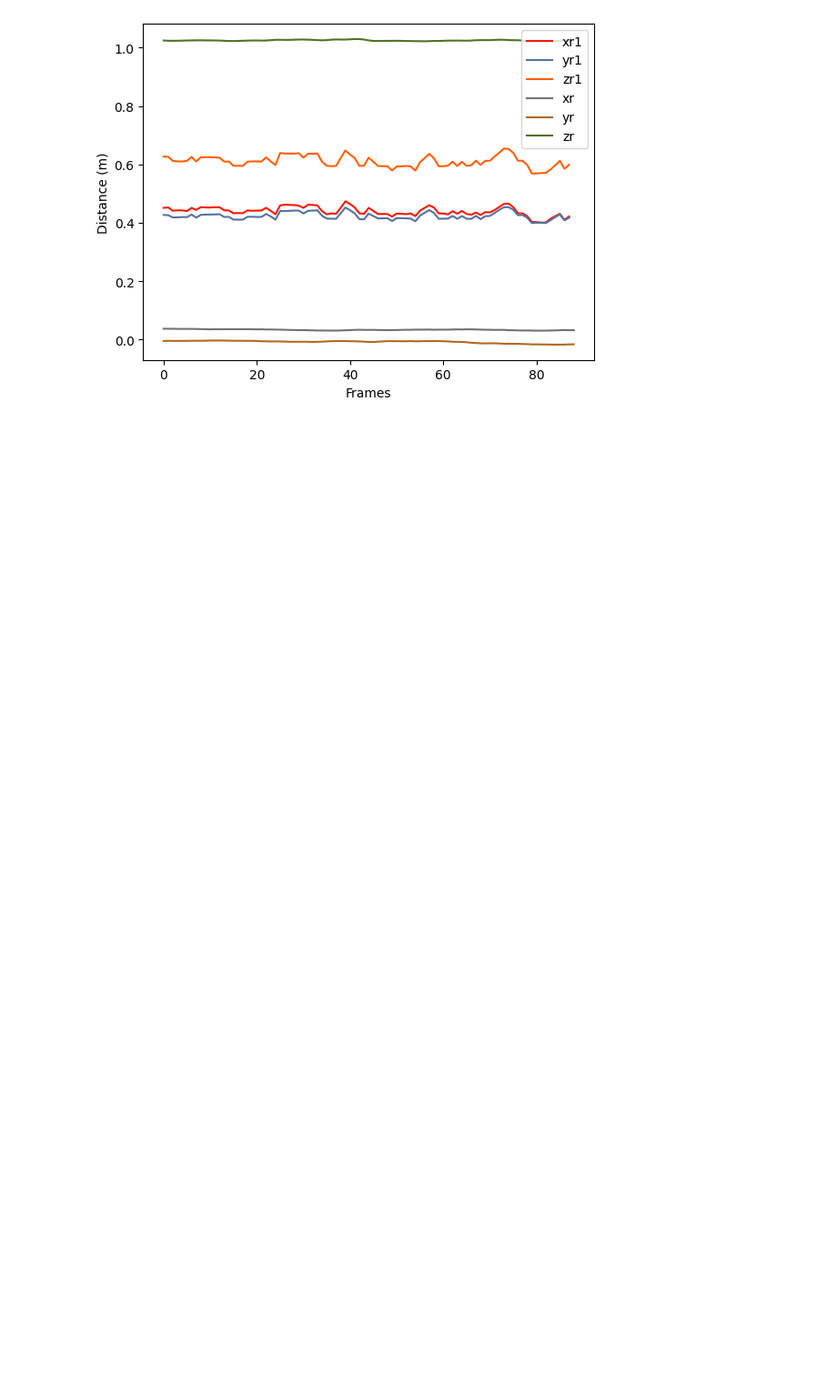
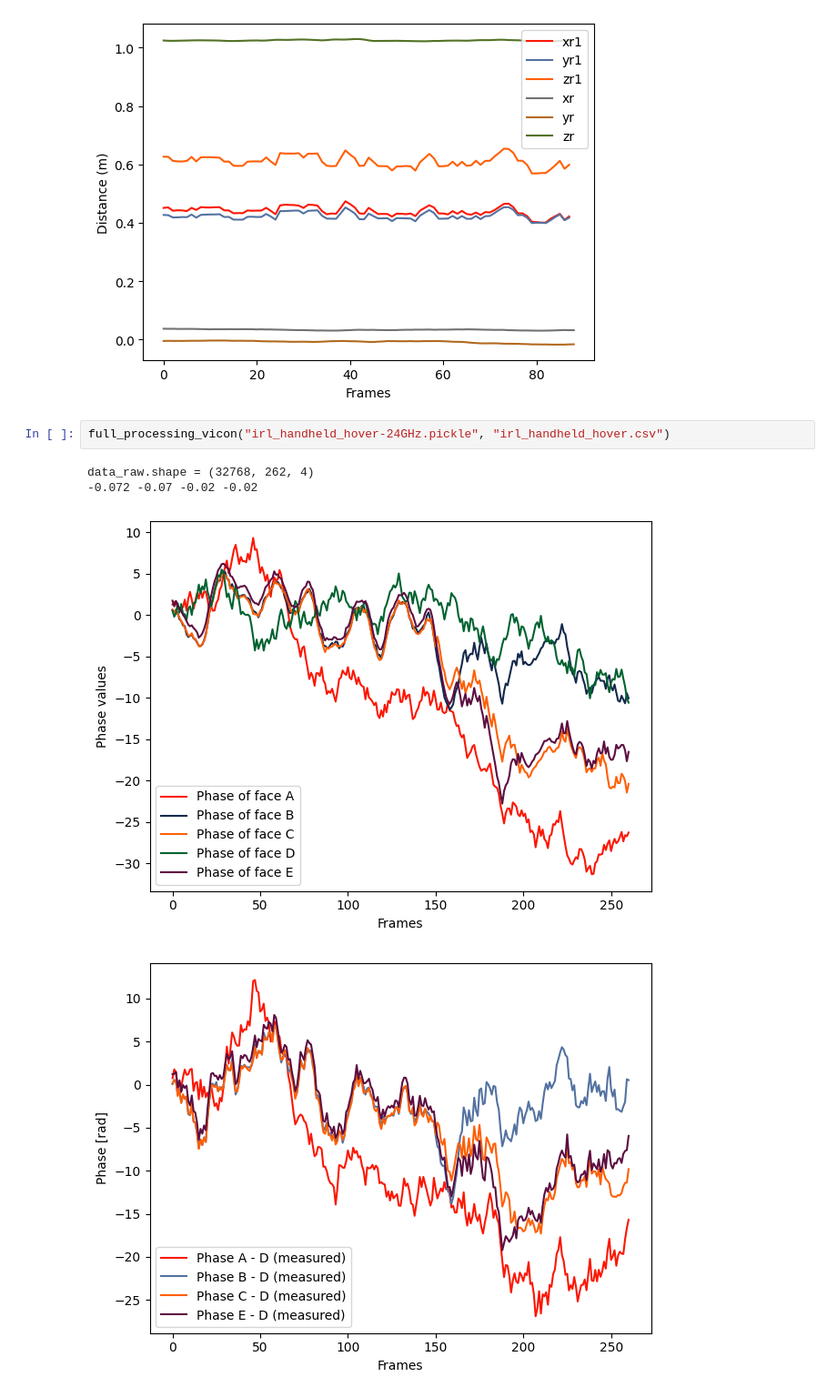
Before and after one commit to sohamc1/mmLand, a Jupyter notebook: 3d_method_full.ipynb, the cells around one changed output. Shown at 91% size. Cells and saved outputs as stored; diff of their text form; blank space fills up the shorter version.

```diff
--- a/3d_method_full.ipynb
+++ b/3d_method_full.ipynb
@@ -1303,3 +1303,10 @@ data_raw.shape = (32768, 89, 4)
 [figure]
 [figure]
 [figure]
+# %%
+full_processing_vicon("irl_handheld_hover-24GHz.pickle", "irl_handheld_hover.csv")
+# %% [output]
+data_raw.shape = (32768, 262, 4)
+-0.072 -0.07 -0.02 -0.02
+[figure, added]
+[figure, added]
```
Also changed, not shown: parts of 1 cell of this notebook.
